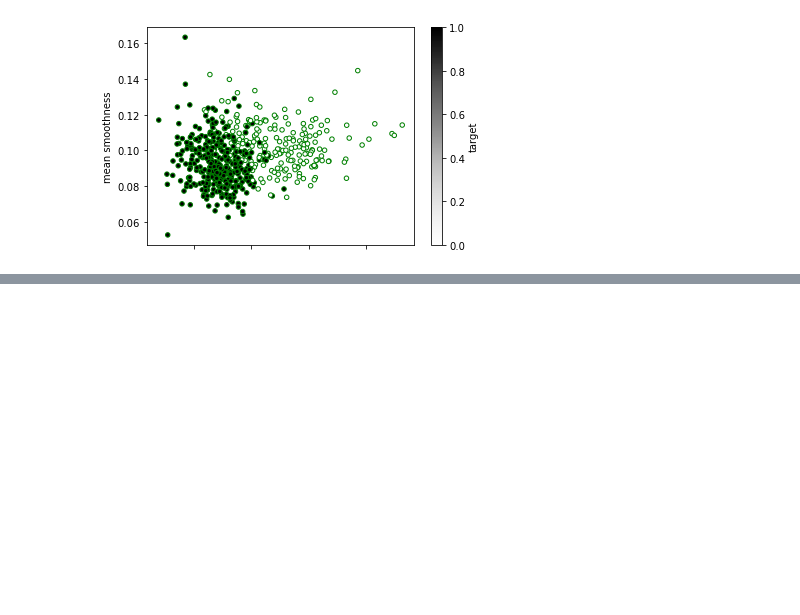
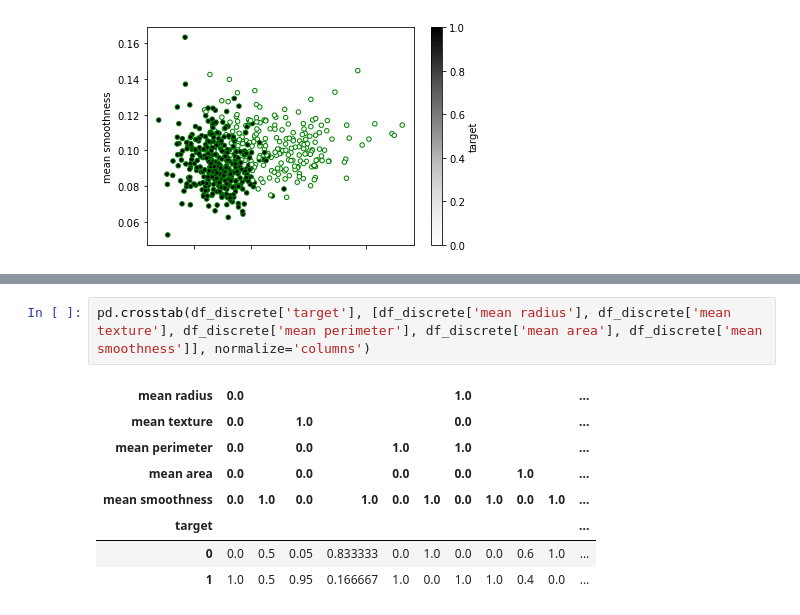
Before and after one commit to alessiorecchia/strive_exe, a Jupyter notebook: M1_Math/04. Probability/test.ipynb, the cells around one changed output, grey strips where cells are left out. Drawn from its saved outputs; the diff is of its cells as text; blank space fills up the shorter version.

Commit message:
tried to create conditional probability table

```diff
--- a/M1_Math/04. Probability/test.ipynb
+++ b/M1_Math/04. Probability/test.ipynb
@@ -74,0 +93,11 @@ display(df_discrete.head())
+# %%
+pd.crosstab(df_discrete['target'], [df_discrete['mean radius'], df_discrete['mean texture'], df_discrete['mean perimeter'], df_discrete['mean area'], df_discrete['mean smoothness']], normalize='columns')
+# %% [output]
+| mean radius | 0.0 |  |  |  |  |  | 1.0 |  |  |  | ... |
+| mean texture | 0.0 |  | 1.0 |  |  |  | 0.0 |  |  |  | ... |
+| mean perimeter | 0.0 |  | 0.0 |  | 1.0 |  | 1.0 |  |  |  | ... |
+| mean area | 0.0 |  | 0.0 |  | 0.0 |  | 0.0 |  | 1.0 |  | ... |
+| mean smoothness | 0.0 | 1.0 | 0.0 | 1.0 | 0.0 | 1.0 | 0.0 | 1.0 | 0.0 | 1.0 | ... |
+| target |  |  |  |  |  |  |  |  |  |  | ... |
+| 0 | 0.0 | 0.5 | 0.05 | 0.833333 | 0.0 | 1.0 | 0.0 | 0.0 | 0.6 | 1.0 | ... |
+| 1 | 1.0 | 0.5 | 0.95 | 0.166667 | 1.0 | 0.0 | 1.0 | 1.0 | 0.4 | 0.0 | ... |
```
Also changed, not shown: parts of 1 cell of this notebook.
